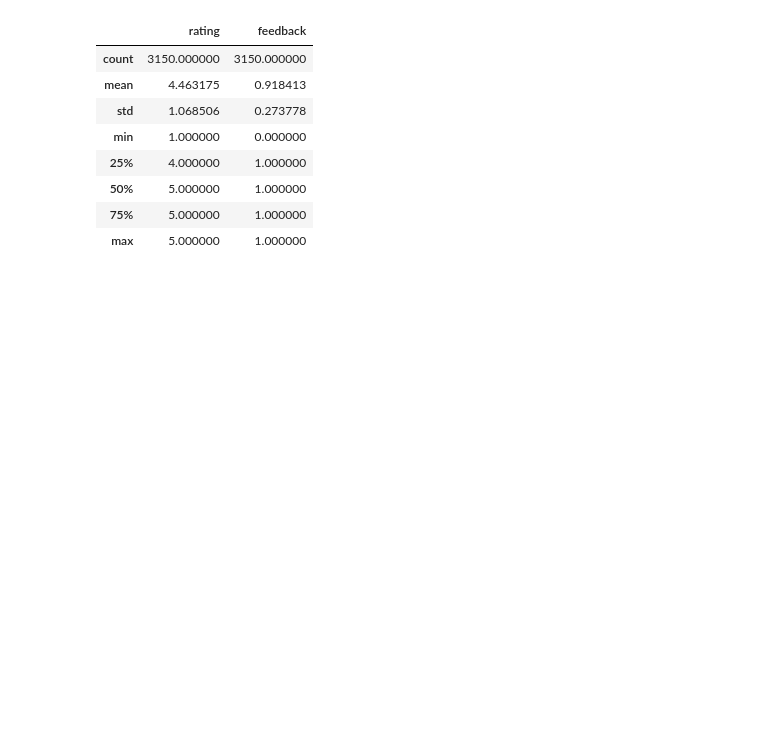
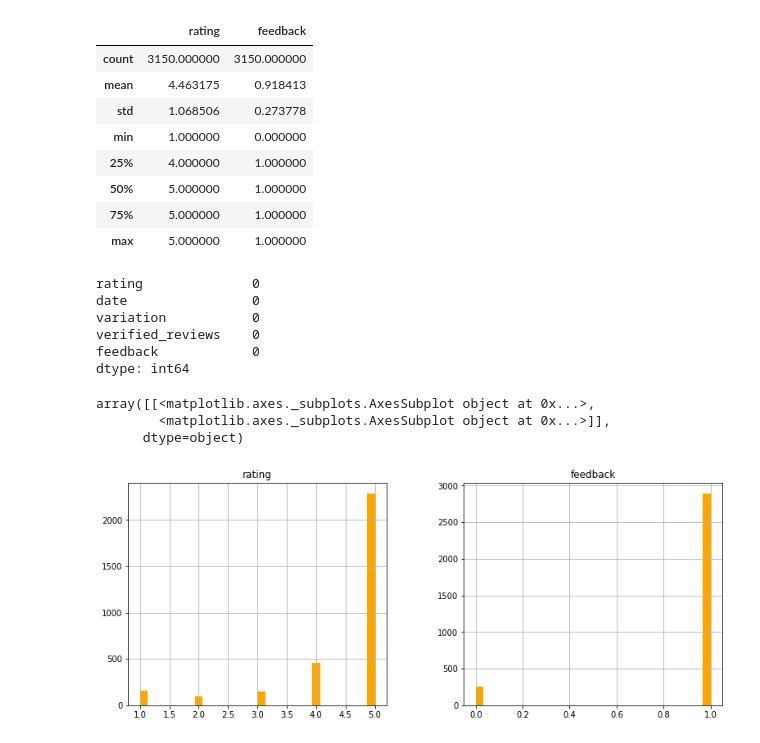
Before and after one commit to Vinicius-Luiz/ciencia_dados_para_empresas, a Jupyter notebook: DEPT RELACOES PUBLICAS/Depto_Relacoes_Publicas.ipynb, the cells around one changed output. Saved outputs shown, nothing was run; the diff lists cells and outputs as text; code cells hidden in the pictures; blank space fills up the shorter version.

```diff
--- a/DEPT RELACOES PUBLICAS/Depto_Relacoes_Publicas.ipynb
+++ b/DEPT RELACOES PUBLICAS/Depto_Relacoes_Publicas.ipynb
@@ -64,3 +66,20 @@ reviews_df.describe()
 | 50% | 5.000000 | 1.000000 |
 | 75% | 5.000000 | 1.000000 |
 | max | 5.000000 | 1.000000 |
+# %%
+reviews_df.isnull().sum()
+# %% [output]
+rating              0
+date                0
+variation           0
+verified_reviews    0
+feedback            0
+dtype: int64
+# %%
+# Feedback é o somatório da nota 4-5 (positivo)
+reviews_df.hist(bins=30, figsize=(13, 5), color = 'orange')
+# %% [output]
+array([[<matplotlib.axes._subplots.AxesSubplot object at 0x...>,
+        <matplotlib.axes._subplots.AxesSubplot object at 0x...>]],
+      dtype=object)
+[figure, added]
```
Also changed, not shown: parts of 12 cells of this notebook.
